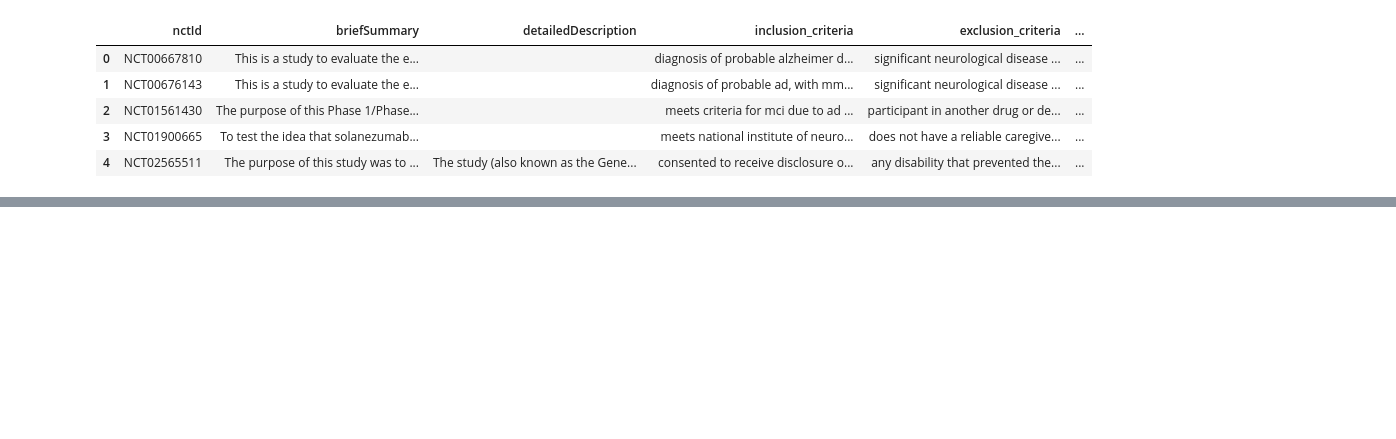
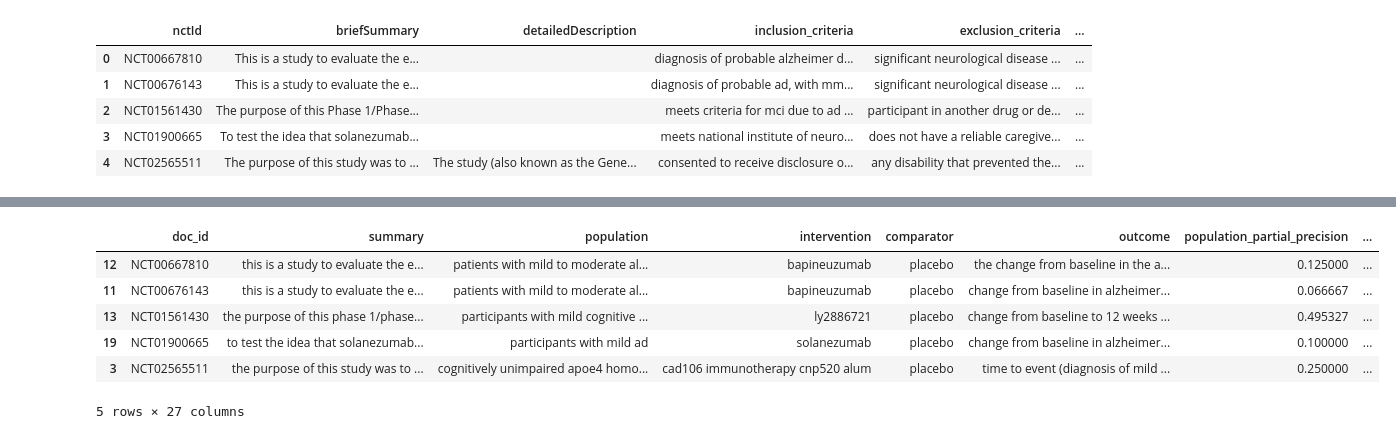
Before and after one commit to ElenJ/biomed-extractor, a Jupyter notebook: app/nlp/demo_inference.ipynb, the cells around one changed output, grey strips where cells are left out. Cells and saved outputs as stored; diff of their text form; code cells hidden in the pictures; blank space fills up the shorter version.

```diff
--- a/app/nlp/demo_inference.ipynb
+++ b/app/nlp/demo_inference.ipynb
@@ -156,0 +185,7 @@ evaluation_table
+# %%
+# Evaluate model performance on the gold standard
+pico_cols = ["population", "intervention", "comparator", "outcome"]
+df_gold_with_partial, evaluation_table = evaluate_ner_model_partial_overlap(
+    df_gold, ner_res_model, pico_cols, summary_gold_col='summary', summary_pred_col='summary', add_rouge=True
+)
+print(evaluation_table)
@@ -156,0 +202,10 @@ evaluation_table
+# %%
+df_gold_with_partial.head()
+# %% [output]
+|  | doc_id | summary | population | intervention | comparator | outcome | population_partial_precision | ... |
+| 12 | NCT00667810 | this is a study to evaluate the e... | patients with mild to moderate al... | bapineuzumab | placebo | the change from baseline in the a... | 0.125000 | ... |
+| 11 | NCT00676143 | this is a study to evaluate the e... | patients with mild to moderate al... | bapineuzumab | placebo | change from baseline in alzheimer... | 0.066667 | ... |
+| 13 | NCT01561430 | the purpose of this phase 1/phase... | participants with mild cognitive ... | ly2886721 | placebo | change from baseline to 12 weeks ... | 0.495327 | ... |
+| 19 | NCT01900665 | to test the idea that solanezumab... | participants with mild ad | solanezumab | placebo | change from baseline in alzheimer... | 0.100000 | ... |
+| 3 | NCT02565511 | the purpose of this study was to ... | cognitively unimpaired apoe4 homo... | cad106 immunotherapy cnp520 alum | placebo | time to event (diagnosis of mild ... | 0.250000 | ... |
+5 rows × 27 columns
```
Also changed, not shown: parts of 12 cells of this notebook, 4 other files.
